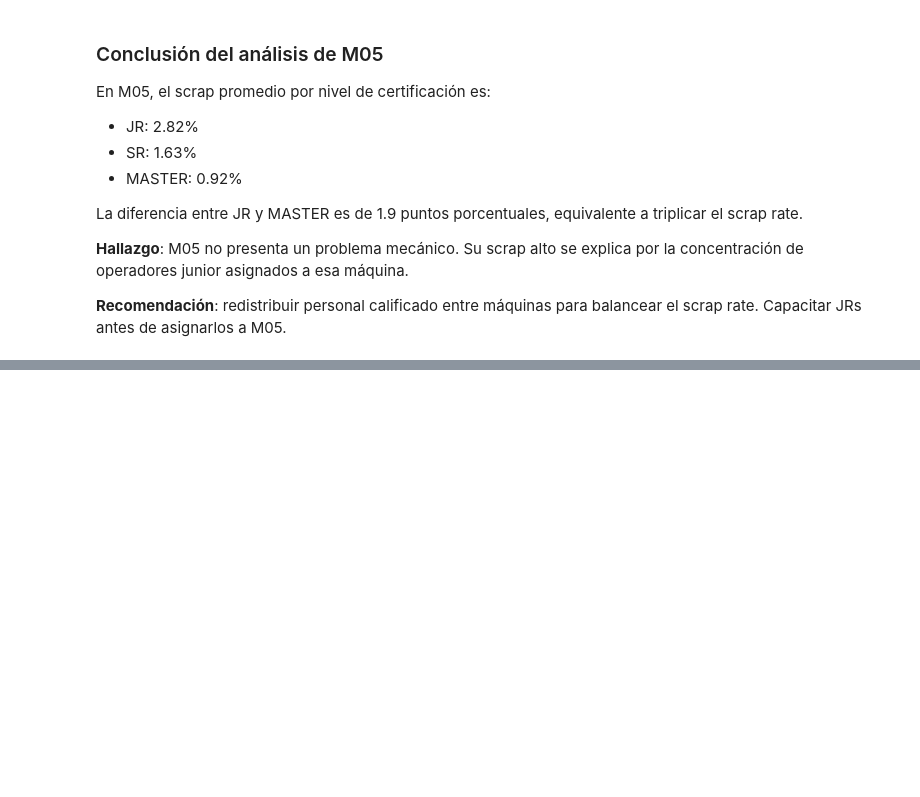
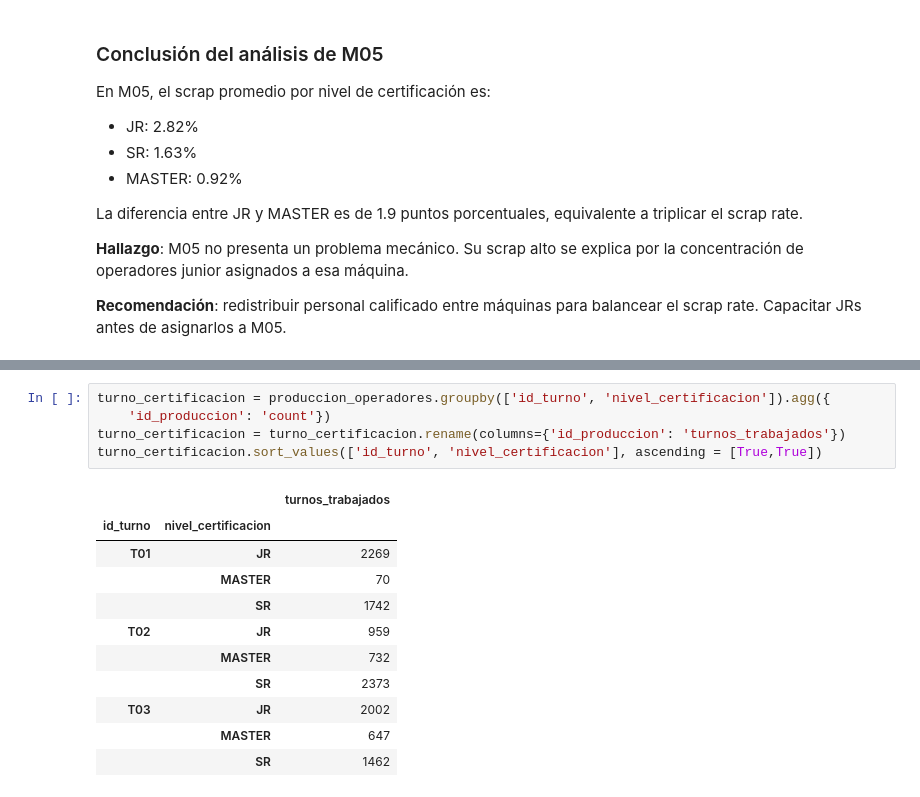
Before and after one commit to alevazto1-dev/portfolio-manufacturing-analytics, a Jupyter notebook: 01_proyecto_automotriz/notebooks/01_exploracion_inicial.ipynb, the cells around one changed output, grey strips where cells are left out. Drawn from its saved outputs; the diff is of its cells as text; blank space fills up the shorter version.

```diff
--- a/01_proyecto_automotriz/notebooks/01_exploracion_inicial.ipynb
+++ b/01_proyecto_automotriz/notebooks/01_exploracion_inicial.ipynb
@@ -402,0 +408,17 @@ balancear el scrap rate. Capacitar JRs antes de asignarlos a M05.
+# %%
+turno_certificacion = produccion_operadores.groupby(['id_turno', 'nivel_certificacion']).agg({
+    'id_produccion': 'count'})
+turno_certificacion = turno_certificacion.rename(columns={'id_produccion': 'turnos_trabajados'})
+turno_certificacion.sort_values(['id_turno', 'nivel_certificacion'], ascending = [True,True])
+# %% [output]
+|  |  | turnos_trabajados |
+| id_turno | nivel_certificacion |  |
+| T01 | JR | 2269 |
+|  | MASTER | 70 |
+|  | SR | 1742 |
+| T02 | JR | 959 |
+|  | MASTER | 732 |
+|  | SR | 2373 |
+| T03 | JR | 2002 |
+|  | MASTER | 647 |
+|  | SR | 1462 |
```
Also changed, not shown: parts of 10 cells of this notebook.
